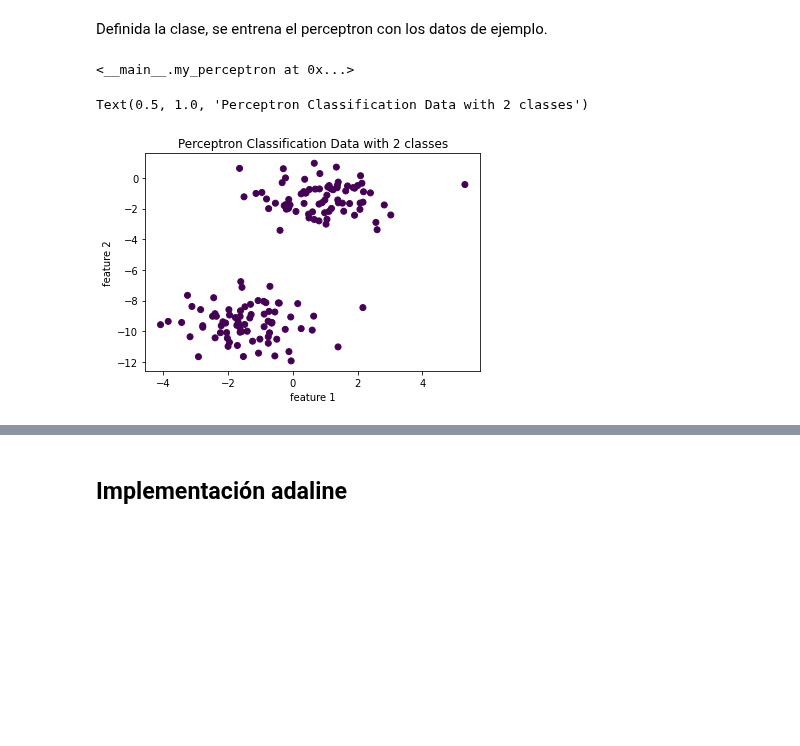
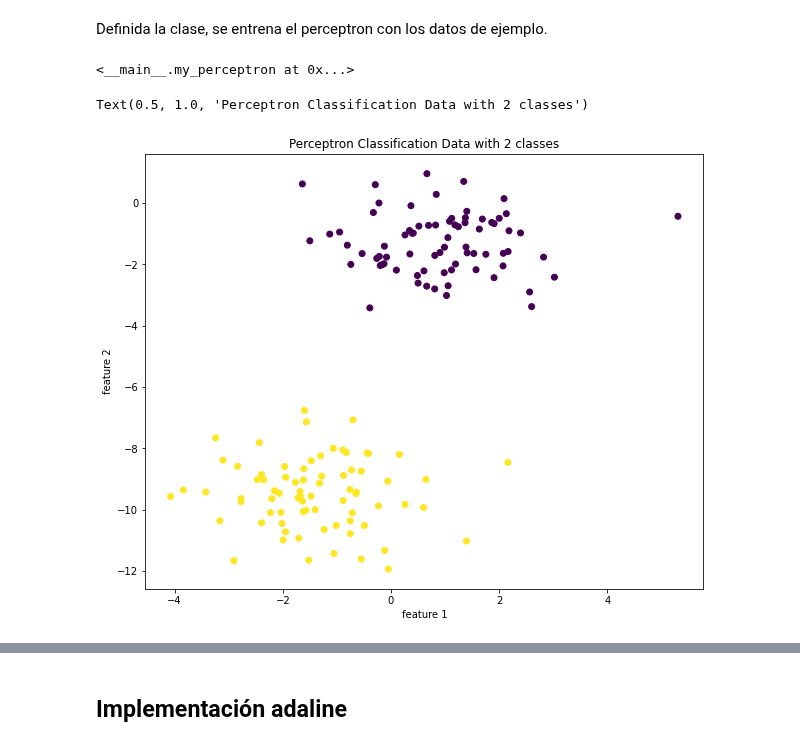
Before and after one commit to cgaravitoc/macc, a Jupyter notebook: machine learning/Taller perceptron/perceptron.ipynb, the cells around one changed output, grey strips where cells are left out. Saved outputs shown, nothing was run; the diff lists cells and outputs as text; code cells hidden in the pictures; blank space fills up the shorter version.

Commit message:
update notebook perceptron with solutions

```diff
--- a/machine learning/Taller perceptron/perceptron.ipynb
+++ b/machine learning/Taller perceptron/perceptron.ipynb
@@ -66,11 +66,11 @@ X, y = datasets.make_blobs(n_samples=150,n_features=2,
                            centers=2,cluster_std=1.05,
                            random_state=2)
 
+y = np.where(y == 0, 1, -1)
+
 #Plotting
-
 fig = plt.figure(figsize=(10,8))
-plt.plot(X[:, 0][y == 0], X[:, 1][y == 0], 'r^')
-plt.plot(X[:, 0][y == 1], X[:, 1][y == 1], 'bs')
+plt.scatter(X[:, 0],X[:, 1], c = y)
 plt.xlabel("feature 1")
 plt.ylabel("feature 2")
 plt.title('Random Classification Data with 2 classes')
@@ -99,7 +95,7 @@ class my_perceptron:
     eta: float
         Tasa de aprendizaje
 
-    n_iter: int
+    epoch: int
         Número de iteraciones sobre el conjunto de datos
 
     Atributos
@@ -109,9 +105,9 @@ class my_perceptron:
 
     '''
 
-    def __init__(self, eta = 0.1, n_iter = 10):
+    def __init__(self, eta = 0.1, epoch = 10):
         self.eta = eta
-        self.n_iter = n_iter
+        self.epoch = epoch
 
     def fit(self, X, y):
         '''
@@ -128,14 +124,19 @@ class my_perceptron:
         -------
         Self: objeto
         '''
+        self.omega = np.zeros(1 + X.shape[1]) #crea el vector de pesos
+        self.actualizaciones = []
 
-        self.omega = np.zeros(X.shape[1])
-
-        for i in range(self.n_iter):
-            # usamos el producto @ para sacar provecho de los array y no usar for
-            delta_omega = self.eta * X.T @ (y - self.predict(X))
-            self.omega = self.omega + delta_omega
-            # print(self.omega)
+        # ajusta el vector de pesos para cada epoch
+        for _ in range(self.epoch):
+            # ajusta el vector de pesos para cada observación
+            actualizacion = 0
+            for x_sample, target in zip(X, y):
+                update = self.eta * (target - self.predict(x_sample))
+                self.omega[1:] += update * x_sample
+                self.omega[0] += update
+                actualizacion += int(update != 0.0)
+            self.actualizaciones.append(actualizacion)
         return self
 
     def predict(self, X):
@@ -147,5 +148,5 @@ class my_perceptron:
         return phi
 
     def net_input(self, X):
-        z = X @ self.omega.T
+        z = z = np.dot(X, self.omega[1:]) + self.omega[0]
         return z
@@ -220,20 +153,18 @@ class my_perceptron:
 # %% [markdown]
 Definida la clase, se entrena el perceptron con los datos de ejemplo.
-# %%
-ones = np.ones((len(X),1))
-X = np.hstack((X, ones))
-
-my_classifier = my_perceptron()
-my_classifier.fit(X,y)
-# %% [output]
-<__main__.my_perceptron at 0x...>
+# %%
+my_classifier = my_perceptron(eta = 0.1, epoch = 10)
+my_classifier.fit(X,y)
+# %% [output]
+<__main__.my_perceptron at 0x...>
 # %%
 # plot the perceptron classification
 y_pred = my_classifier.predict(X)
+fig = plt.figure(figsize=(10,8))
 plt.scatter(X[:, 0],X[:, 1], c = y_pred)
 plt.xlabel("feature 1")
 plt.ylabel("feature 2")
 plt.title('Perceptron Classification Data with 2 classes')
 # %% [output]
 Text(0.5, 1.0, 'Perceptron Classification Data with 2 classes')
-[figure, old version]
+[figure, new version]
```
Also changed, not shown: parts of 30 cells of this notebook.
